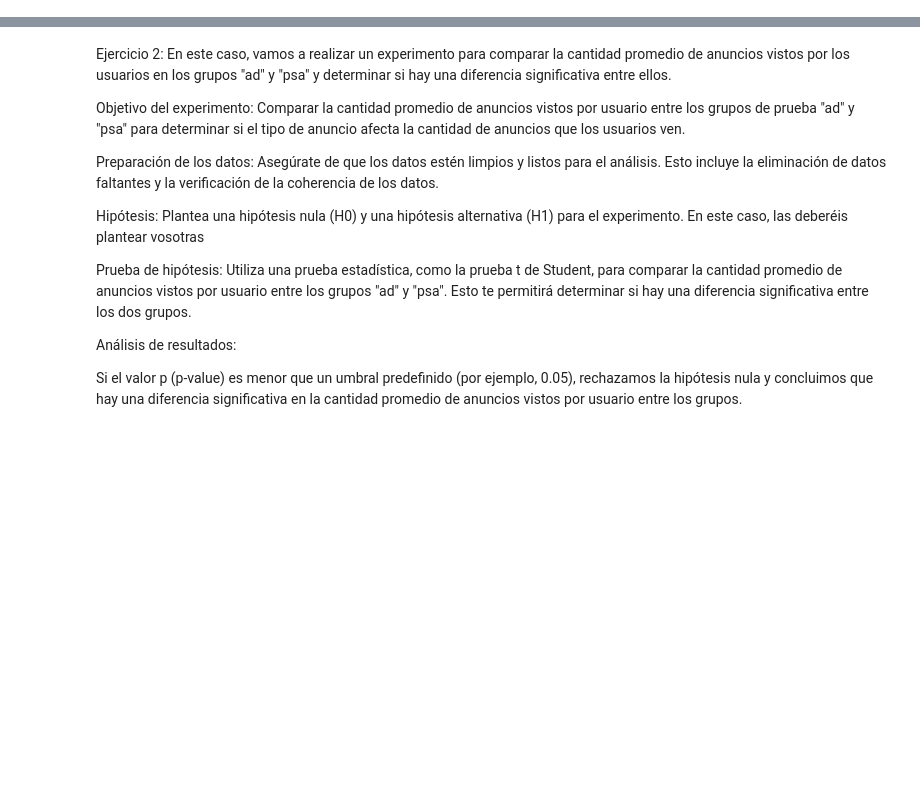
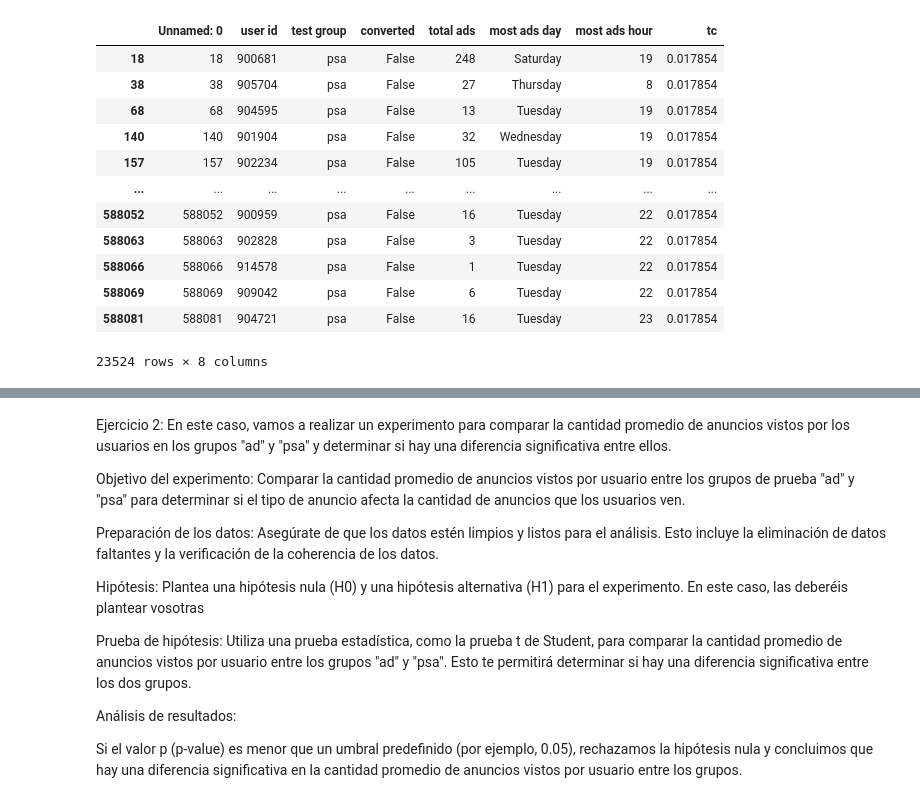
Before and after one commit to inesaag/Pair-Programming-Modulo-3-Sprint1-InesyMirna, a Jupyter notebook: pair_4_ABTesting.ipynb, the cells around one changed output, grey strips where cells are left out. Cells and saved outputs as stored; diff of their text form; code cells hidden in the pictures; blank space fills up the shorter version.

```diff
--- a/pair_4_ABTesting.ipynb
+++ b/pair_4_ABTesting.ipynb
@@ -33,3 +57,5 @@ df_control.head()
+# %%
+df_psa = df[df["test group"] == "psa"]
 # %% [markdown]
 Ejercicio 1:
 Supongamos que estamos realizando un experimento para determinar si un nuevo diseño de anuncio (test group "ad") tiene un impacto significativo en la tasa de conversión en comparación con el diseño de anuncio anterior (test group "psa").
@@ -63,0 +204,17 @@ Conclusiones y recomendaciones: Basándote en los resultados de la prueba de hip
+# %%
+df_psa["tc"] =len(df_psa[df_psa["converted"] == True])/len(df_psa)
+df_psa
+# %% [output]
+|  | Unnamed: 0 | user id | test group | converted | total ads | most ads day | most ads hour | tc |
+| 18 | 18 | 900681 | psa | False | 248 | Saturday | 19 | 0.017854 |
+| 38 | 38 | 905704 | psa | False | 27 | Thursday | 8 | 0.017854 |
+| 68 | 68 | 904595 | psa | False | 13 | Tuesday | 19 | 0.017854 |
+| 140 | 140 | 901904 | psa | False | 32 | Wednesday | 19 | 0.017854 |
+| 157 | 157 | 902234 | psa | False | 105 | Tuesday | 19 | 0.017854 |
+| ... | ... | ... | ... | ... | ... | ... | ... | ... |
+| 588052 | 588052 | 900959 | psa | False | 16 | Tuesday | 22 | 0.017854 |
+| 588063 | 588063 | 902828 | psa | False | 3 | Tuesday | 22 | 0.017854 |
+| 588066 | 588066 | 914578 | psa | False | 1 | Tuesday | 22 | 0.017854 |
+| 588069 | 588069 | 909042 | psa | False | 6 | Tuesday | 22 | 0.017854 |
+| 588081 | 588081 | 904721 | psa | False | 16 | Tuesday | 23 | 0.017854 |
+23524 rows × 8 columns
```
Also changed, not shown: parts of 18 cells of this notebook.
